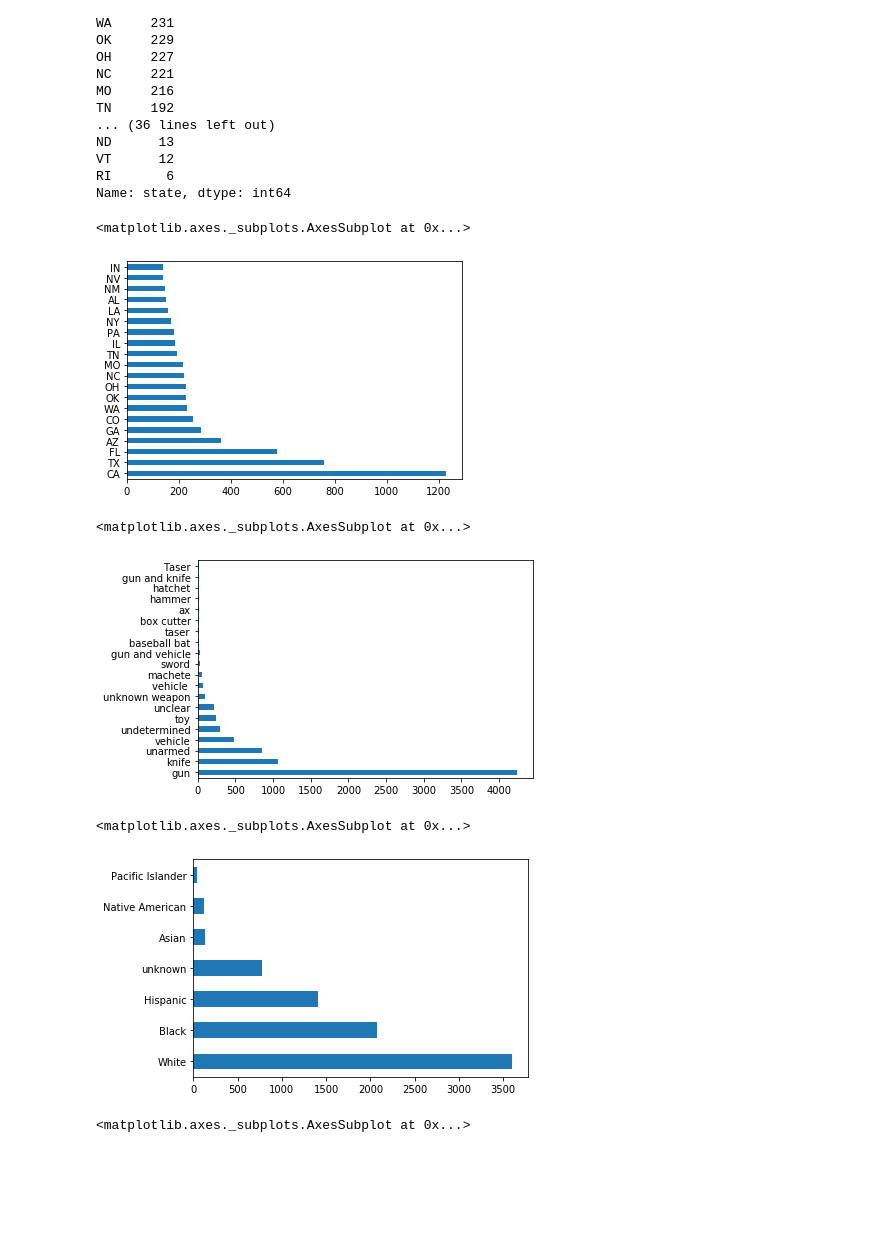
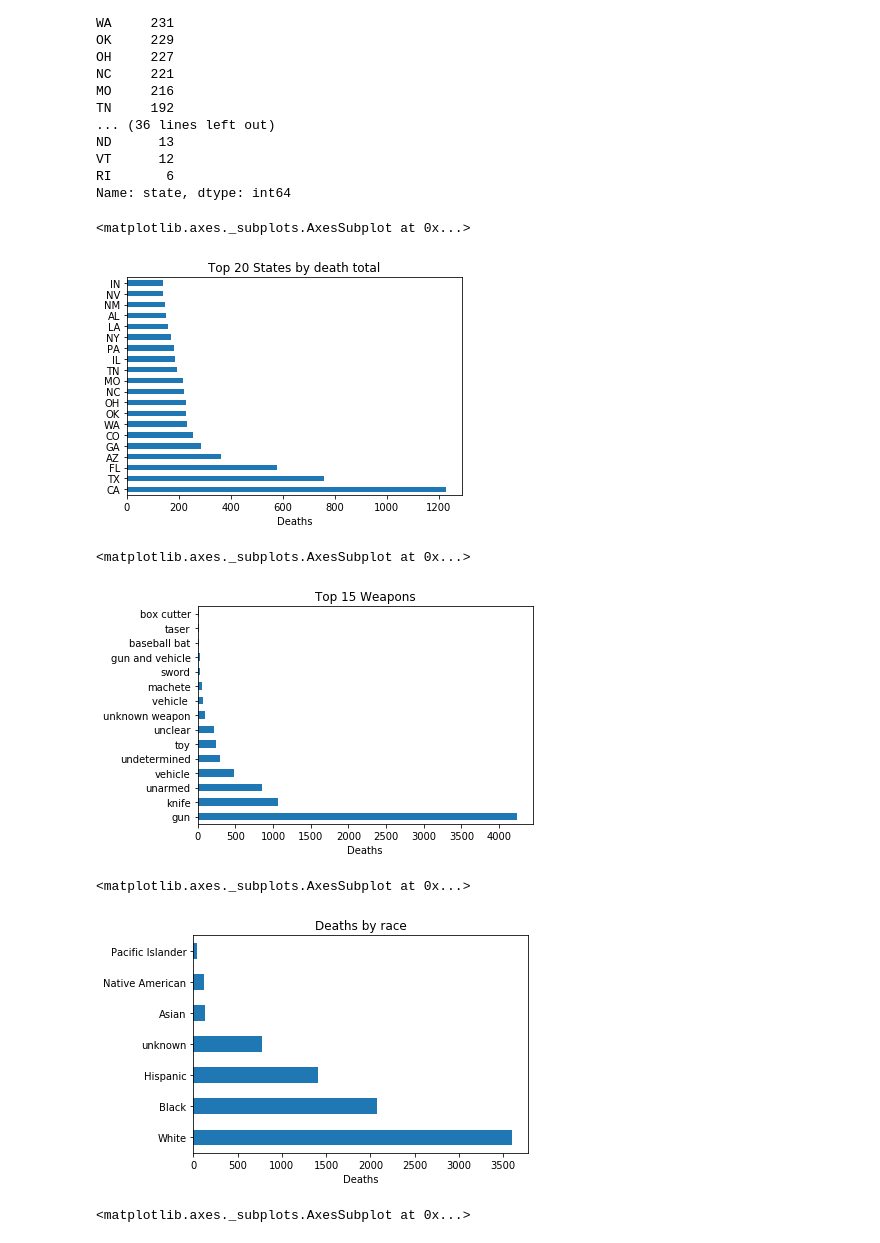
Before and after one commit to cwevenson/Political_affiliation_to_killings, a Jupyter notebook: Group Project - Political Statistics as they pertain to Shootings.ipynb, the cells around one changed output. Cells and saved outputs as stored; diff of their text form; code cells hidden in the pictures; blank space fills up the shorter version.

Commit message:
Add files via upload
Updated some of the graphs to have better titles and headings

```diff
--- a/Group Project - Political Statistics as they pertain to Shootings.ipynb
+++ b/Group Project - Political Statistics as they pertain to Shootings.ipynb
@@ -879,20 +879,26 @@ VT      12
 RI       6
 Name: state, dtype: int64
 # %%
+plt.xlabel('Deaths')
+plt.title('Top 20 States by death total')
 excelKillings['state'].value_counts()[:20].plot(kind='barh') #  top 20 killings by State
 # %% [output]
 <matplotlib.axes._subplots.AxesSubplot at 0x...>
-[figure, old version]
+[figure, new version]
 # %%
-excelKillings['weapon'].value_counts()[:20].plot(kind='barh') #  top 20 weapons used
+plt.xlabel('Deaths')
+plt.title('Top 15 Weapons')
+excelKillings['weapon'].value_counts()[:15].plot(kind='barh') #  top 20 weapons used
 # %% [output]
 <matplotlib.axes._subplots.AxesSubplot at 0x...>
-[figure, old version]
+[figure, new version]
 # %%
+plt.xlabel('Deaths')
+plt.title('Deaths by race')
 excelKillings['race'].value_counts().plot(kind='barh')   #  top Races that commit crimes
 # %% [output]
 <matplotlib.axes._subplots.AxesSubplot at 0x...>
-[figure, old version]
+[figure, new version]
 # %%
 # plot data
 fig, ax = plt.subplots(figsize=(25,10))
```
Also changed, not shown: parts of 5 cells of this notebook.
